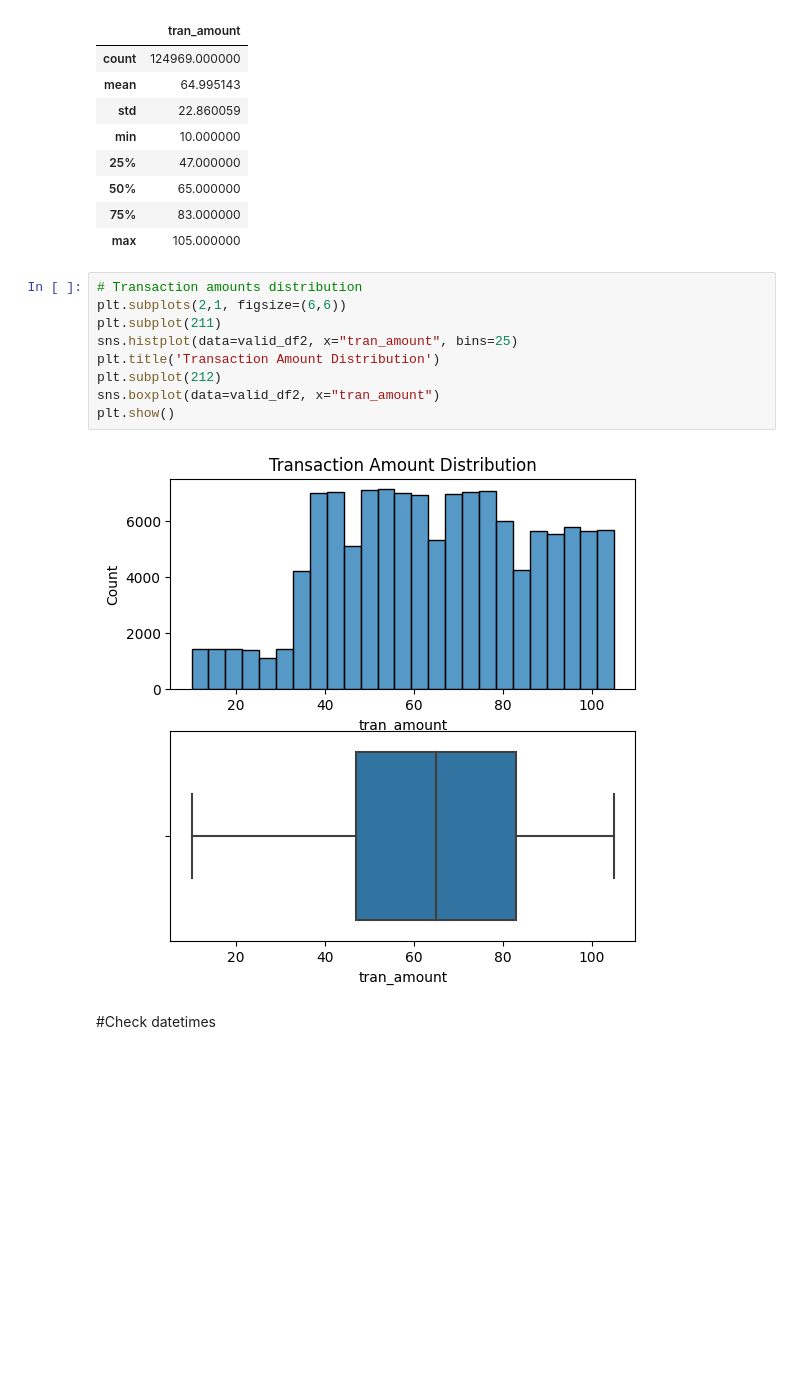
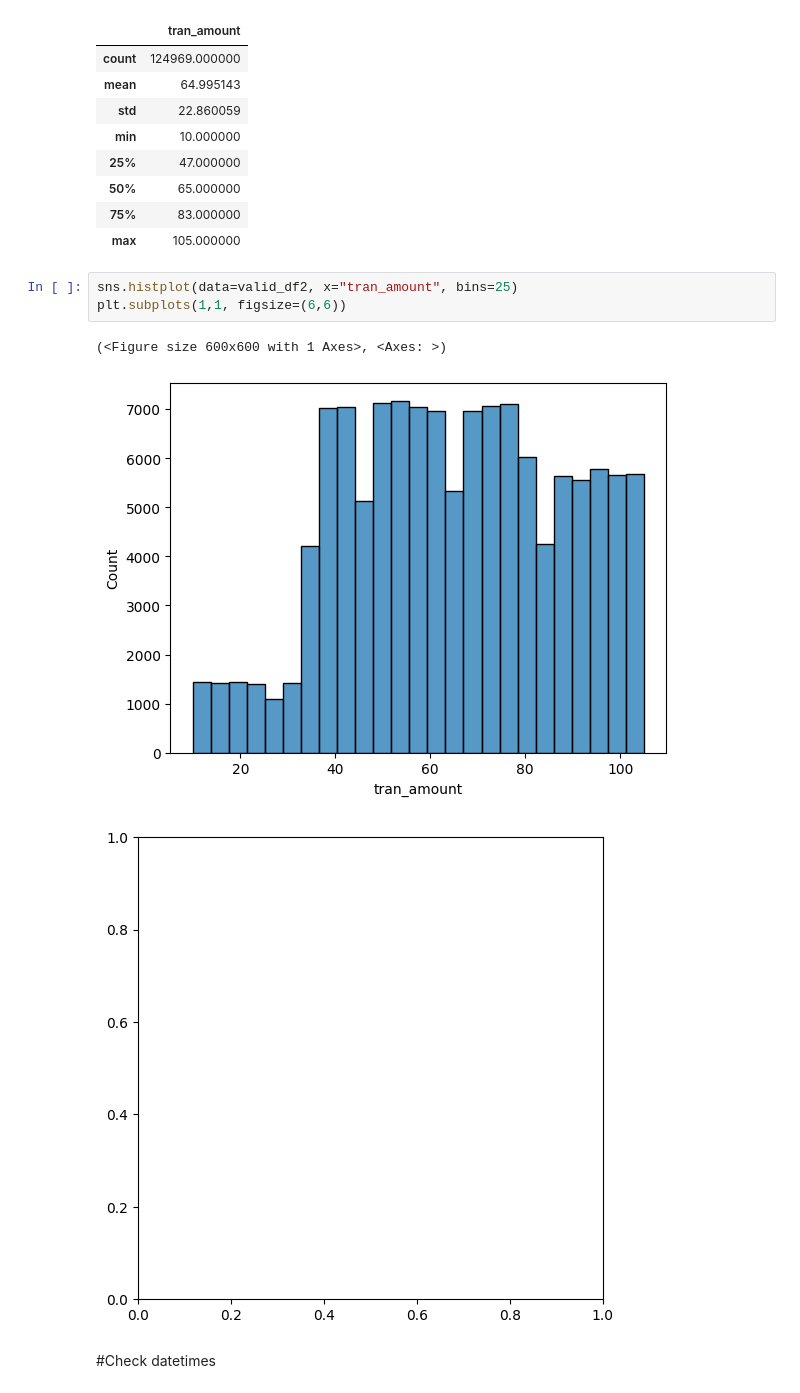
Before and after one commit to worapon-jaree/OC-Analytics-Insights-Lead, a Jupyter notebook: Retail_dataset.ipynb, the cells around one changed output. Drawn from its saved outputs; the diff is of its cells as text; blank space fills up the shorter version.

```diff
--- a/Retail_dataset.ipynb
+++ b/Retail_dataset.ipynb
@@ -116,17 +116,13 @@ valid_df2.describe()
 | 50% | 65.000000 |
 | 75% | 83.000000 |
 | max | 105.000000 |
-# %%
-# Transaction amounts distribution
-plt.subplots(2,1, figsize=(6,6))
-plt.subplot(211)
-sns.histplot(data=valid_df2, x="tran_amount", bins=25)
-plt.title('Transaction Amount Distribution')
-plt.subplot(212)
-sns.boxplot(data=valid_df2, x="tran_amount")
-plt.show()
-# %% [output]
-[figure, removed]
+# %%
+sns.histplot(data=valid_df2, x="tran_amount", bins=25)
+plt.subplots(1,1, figsize=(6,6))
+# %% [output]
+(<Figure size 600x600 with 1 Axes>, <Axes: >)
+[figure, added]
+[figure, added]
 # %% [markdown]
 #Check datetimes
 # %%
```
Also changed, not shown: parts of 1 cell of this notebook.
